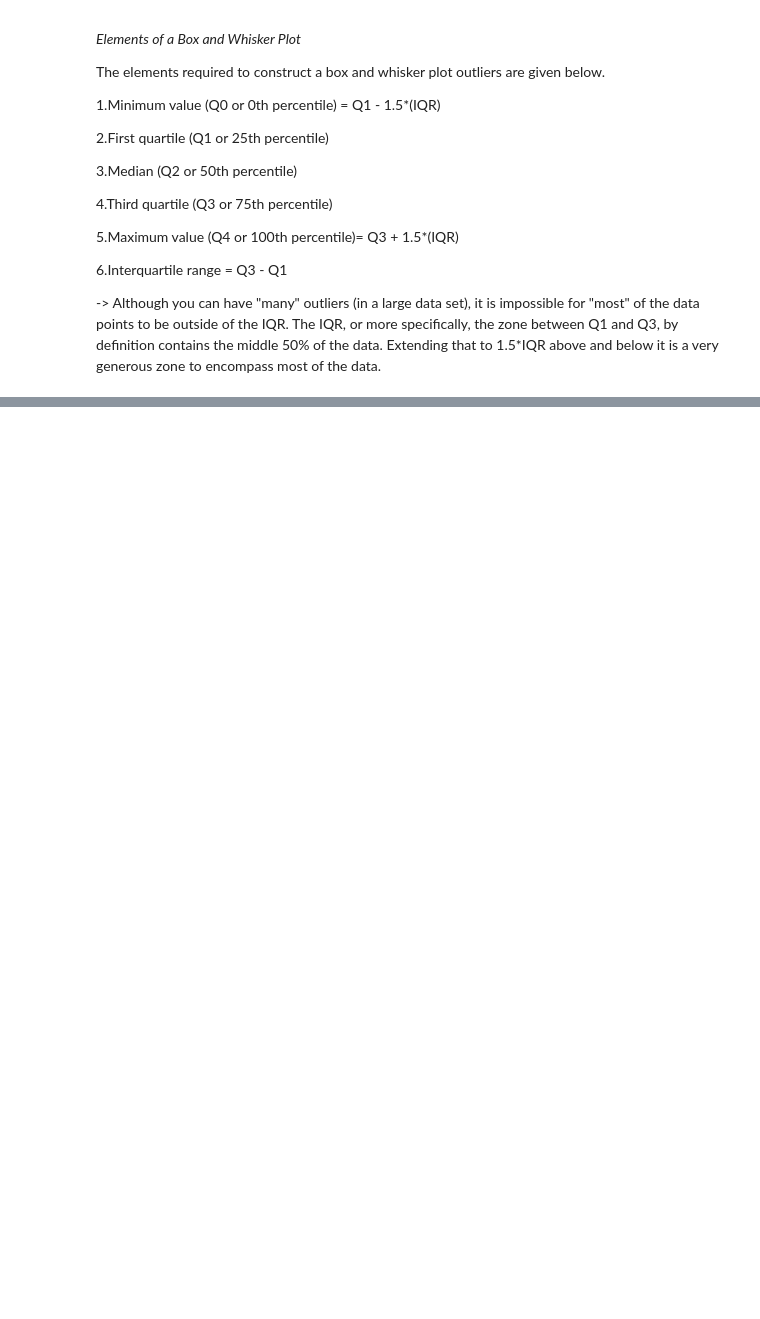
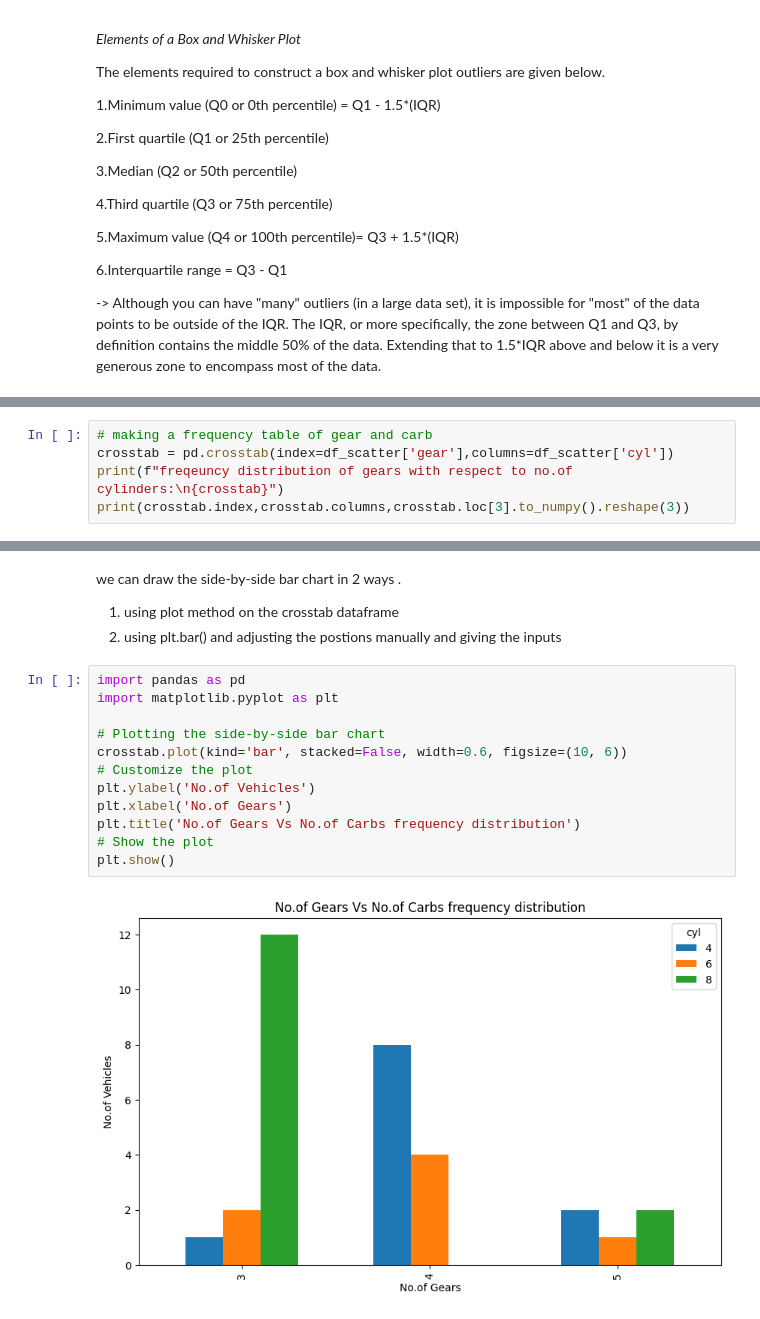
Before and after one commit to bharadwaj008/Data-Science, a Jupyter notebook: Matplotlib_Charts.ipynb, the cells around one changed output, grey strips where cells are left out. Saved outputs shown, nothing was run; the diff lists cells and outputs as text; blank space fills up the shorter version.

Commit message:
Added Datasets and updated charts
Added the datasets that I have used for EDA and included a side-by-side bar chart in Matplotlib_charts

```diff
--- a/Matplotlib_Charts.ipynb
+++ b/Matplotlib_Charts.ipynb
@@ -1018,0 +1026,5 @@ plt.show()
+# %%
+# making a frequency table of gear and carb
+crosstab = pd.crosstab(index=df_scatter['gear'],columns=df_scatter['cyl'])
+print(f"freqeuncy distribution of gears with respect to no.of cylinders:\n{crosstab}")
+print(crosstab.index,crosstab.columns,crosstab.loc[3].to_numpy().reshape(3))
@@ -1018,0 +1039,18 @@ plt.show()
+# %% [markdown]
+we can draw the side-by-side bar chart in 2 ways .
+1. using plot method on the crosstab dataframe
+2. using plt.bar() and adjusting the postions manually and giving the inputs
+# %%
+import pandas as pd
+import matplotlib.pyplot as plt
+
+# Plotting the side-by-side bar chart
+crosstab.plot(kind='bar', stacked=False, width=0.6, figsize=(10, 6))
+# Customize the plot
+plt.ylabel('No.of Vehicles')
+plt.xlabel('No.of Gears')
+plt.title('No.of Gears Vs No.of Carbs frequency distribution')
+# Show the plot
+plt.show()
+# %% [output]
+[figure, added]
```
Also changed, not shown: parts of 14 cells of this notebook, 5 other files.
